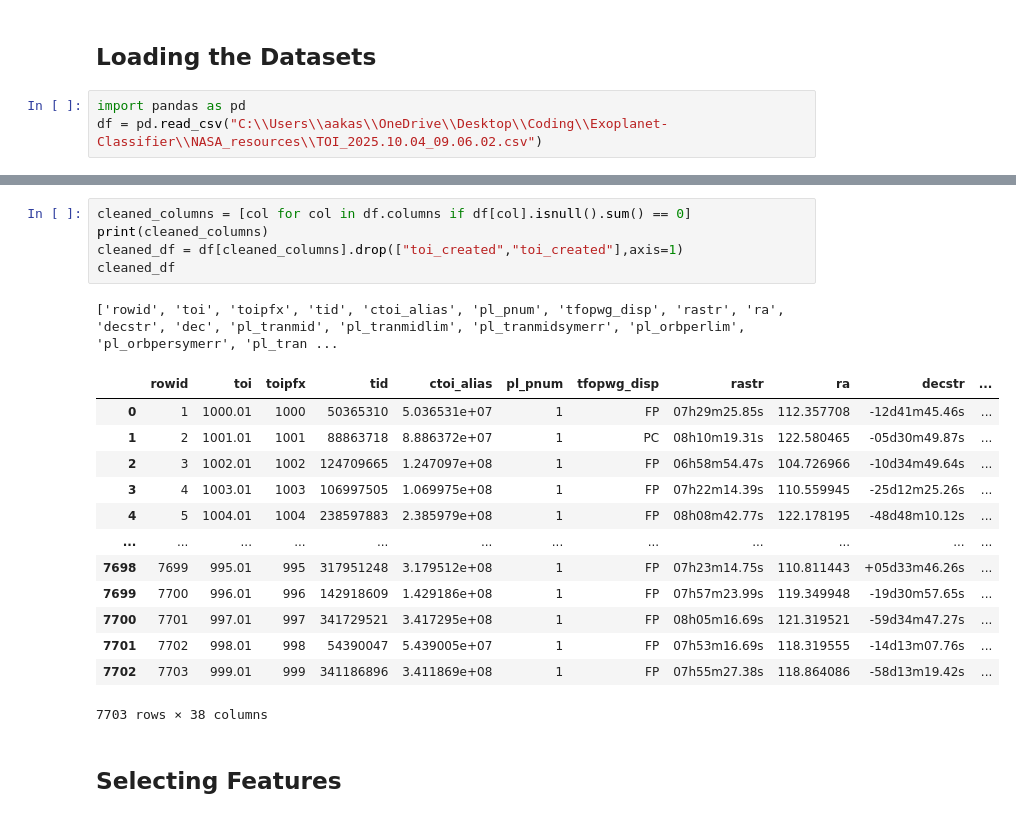
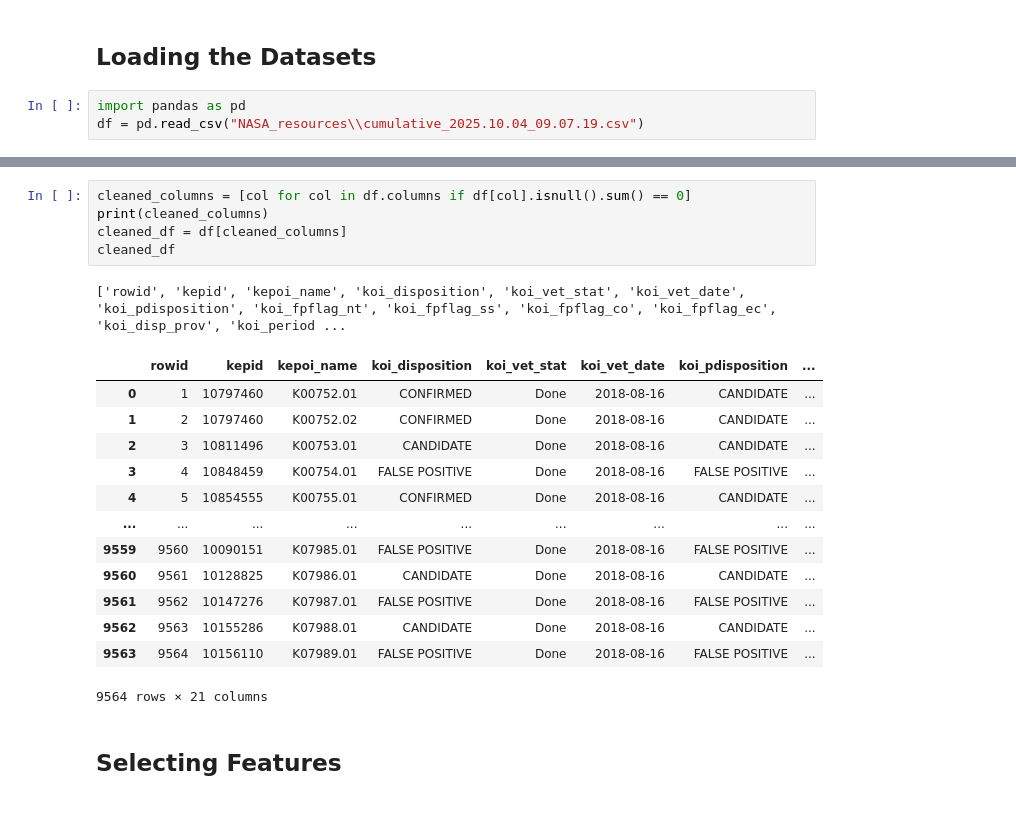
Before and after one commit to TejasVaradaraj/Exoplanet-Classifier, a Jupyter notebook: data.ipynb, the cells around one changed output, grey strips where cells are left out. Drawn from its saved outputs; the diff is of its cells as text.

```diff
--- a/data.ipynb
+++ b/data.ipynb
@@ -2,7 +2,7 @@
 ## Loading the Datasets
 # %%
 import pandas as pd
-df = pd.read_csv("C:\\Users\\aakas\\OneDrive\\Desktop\\Coding\\Exoplanet-Classifier\\NASA_resources\\TOI_2025.10.04_09.06.02.csv")
+df = pd.read_csv("NASA_resources\\cumulative_2025.10.04_09.07.19.csv")
 # %%
 df
 # %% [output]
@@ -37,23 +63,23 @@ Length: 87, dtype: int64
 # %%
 cleaned_columns = [col for col in df.columns if df[col].isnull().sum() == 0]
 print(cleaned_columns)
-cleaned_df = df[cleaned_columns].drop(["toi_created","toi_created"],axis=1)
+cleaned_df = df[cleaned_columns]
 cleaned_df
 # %% [output]
-['rowid', 'toi', 'toipfx', 'tid', 'ctoi_alias', 'pl_pnum', 'tfopwg_disp', 'rastr', 'ra', 'decstr', 'dec', 'pl_tranmid', 'pl_tranmidlim', 'pl_tranmidsymerr', 'pl_orbperlim', 'pl_orbpersymerr', 'pl_tran ...
+['rowid', 'kepid', 'kepoi_name', 'koi_disposition', 'koi_vet_stat', 'koi_vet_date', 'koi_pdisposition', 'koi_fpflag_nt', 'koi_fpflag_ss', 'koi_fpflag_co', 'koi_fpflag_ec', 'koi_disp_prov', 'koi_period ...
-|  | rowid | toi | toipfx | tid | ctoi_alias | pl_pnum | tfopwg_disp | rastr | ra | decstr | ... |
-| 0 | 1 | 1000.01 | 1000 | 50365310 | 5.036531e+07 | 1 | FP | 07h29m25.85s | 112.357708 | -12d41m45.46s | ... |
-| 1 | 2 | 1001.01 | 1001 | 88863718 | 8.886372e+07 | 1 | PC | 08h10m19.31s | 122.580465 | -05d30m49.87s | ... |
-| 2 | 3 | 1002.01 | 1002 | 124709665 | 1.247097e+08 | 1 | FP | 06h58m54.47s | 104.726966 | -10d34m49.64s | ... |
-| 3 | 4 | 1003.01 | 1003 | 106997505 | 1.069975e+08 | 1 | FP | 07h22m14.39s | 110.559945 | -25d12m25.26s | ... |
-| 4 | 5 | 1004.01 | 1004 | 238597883 | 2.385979e+08 | 1 | FP | 08h08m42.77s | 122.178195 | -48d48m10.12s | ... |
-| ... | ... | ... | ... | ... | ... | ... | ... | ... | ... | ... | ... |
-| 7698 | 7699 | 995.01 | 995 | 317951248 | 3.179512e+08 | 1 | FP | 07h23m14.75s | 110.811443 | +05d33m46.26s | ... |
-| 7699 | 7700 | 996.01 | 996 | 142918609 | 1.429186e+08 | 1 | FP | 07h57m23.99s | 119.349948 | -19d30m57.65s | ... |
-| 7700 | 7701 | 997.01 | 997 | 341729521 | 3.417295e+08 | 1 | FP | 08h05m16.69s | 121.319521 | -59d34m47.27s | ... |
-| 7701 | 7702 | 998.01 | 998 | 54390047 | 5.439005e+07 | 1 | FP | 07h53m16.69s | 118.319555 | -14d13m07.76s | ... |
-| 7702 | 7703 | 999.01 | 999 | 341186896 | 3.411869e+08 | 1 | FP | 07h55m27.38s | 118.864086 | -58d13m19.42s | ... |
+|  | rowid | kepid | kepoi_name | koi_disposition | koi_vet_stat | koi_vet_date | koi_pdisposition | ... |
+| 0 | 1 | 10797460 | K00752.01 | CONFIRMED | Done | 2018-08-16 | CANDIDATE | ... |
+| 1 | 2 | 10797460 | K00752.02 | CONFIRMED | Done | 2018-08-16 | CANDIDATE | ... |
+| 2 | 3 | 10811496 | K00753.01 | CANDIDATE | Done | 2018-08-16 | CANDIDATE | ... |
+| 3 | 4 | 10848459 | K00754.01 | FALSE POSITIVE | Done | 2018-08-16 | FALSE POSITIVE | ... |
+| 4 | 5 | 10854555 | K00755.01 | CONFIRMED | Done | 2018-08-16 | CANDIDATE | ... |
+| ... | ... | ... | ... | ... | ... | ... | ... | ... |
+| 9559 | 9560 | 10090151 | K07985.01 | FALSE POSITIVE | Done | 2018-08-16 | FALSE POSITIVE | ... |
+| 9560 | 9561 | 10128825 | K07986.01 | CANDIDATE | Done | 2018-08-16 | CANDIDATE | ... |
+| 9561 | 9562 | 10147276 | K07987.01 | FALSE POSITIVE | Done | 2018-08-16 | FALSE POSITIVE | ... |
+| 9562 | 9563 | 10155286 | K07988.01 | CANDIDATE | Done | 2018-08-16 | CANDIDATE | ... |
+| 9563 | 9564 | 10156110 | K07989.01 | FALSE POSITIVE | Done | 2018-08-16 | FALSE POSITIVE | ... |
-7703 rows × 38 columns
+9564 rows × 21 columns
 # %% [markdown]
 ## Selecting Features
 # %%
```
Also changed, not shown: parts of 24 cells of this notebook, 1 other file.
